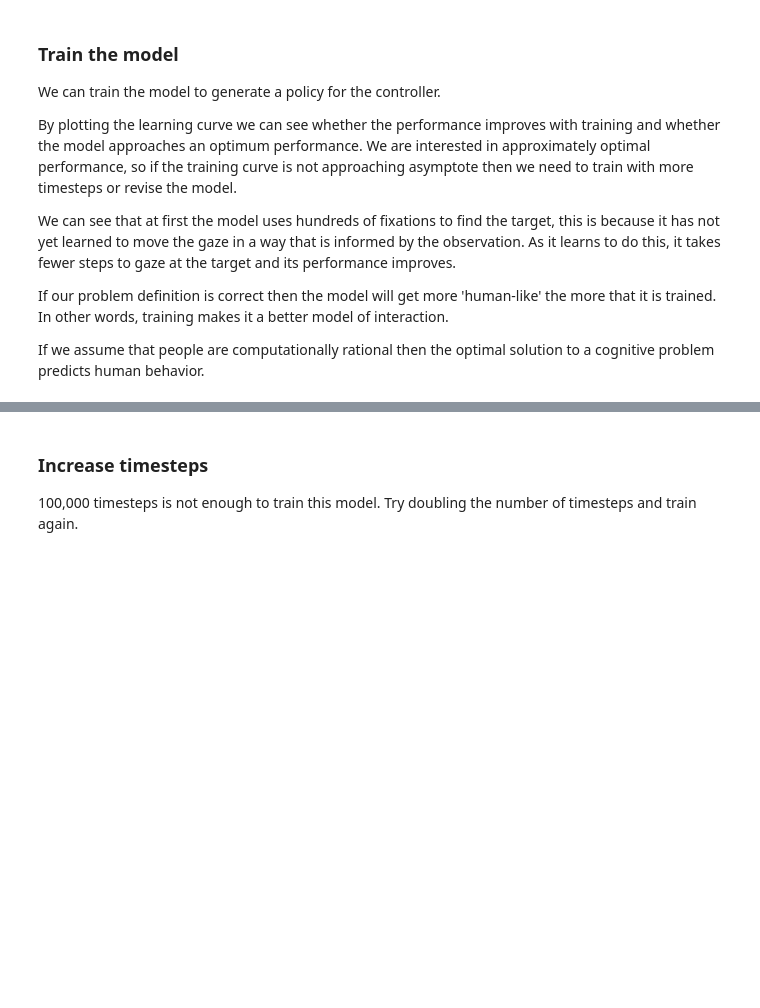
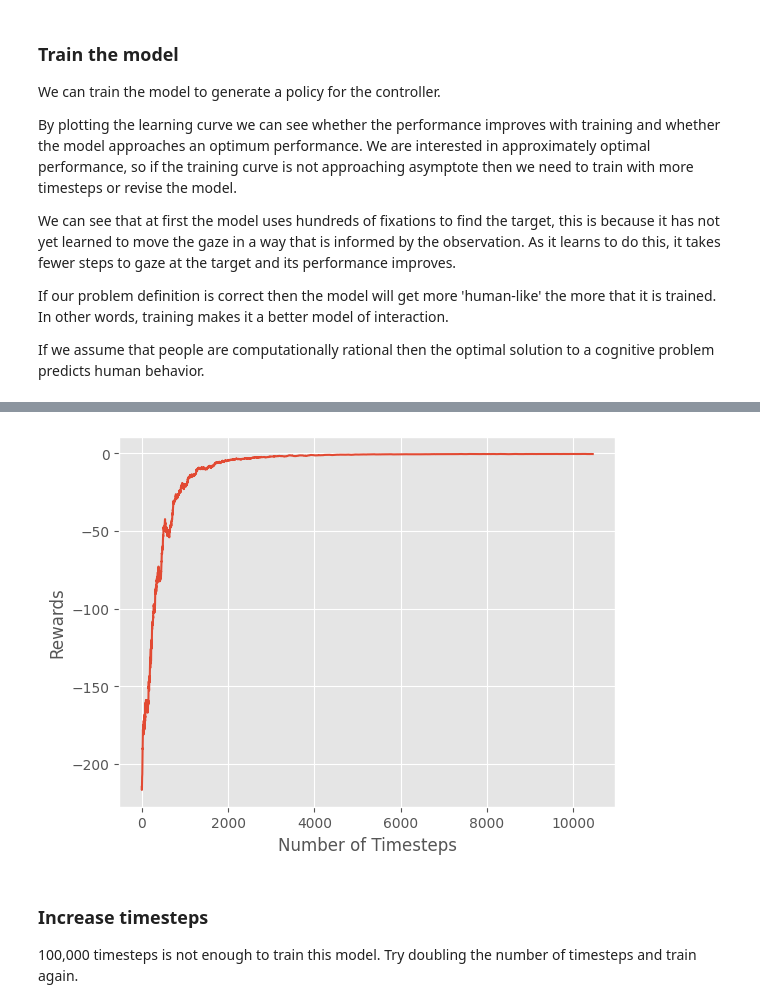
Before and after one commit to YUZURUonice/Computational-Design-and-Interaction, a Jupyter notebook: 02-DeepRL/Gaze_Based_Interaction/gaze_based_interaction.ipynb, the cells around one changed output, grey strips where cells are left out. Drawn from its saved outputs; the diff is of its cells as text; code cells hidden in the pictures; blank space fills up the shorter version.

```diff
--- a/02-DeepRL/Gaze_Based_Interaction/gaze_based_interaction.ipynb
+++ b/02-DeepRL/Gaze_Based_Interaction/gaze_based_interaction.ipynb
@@ -327,5 +365,15 @@ controller = gazetools.train(model, timesteps)
 # %%
+import os
+
+if os.path.exists('output/.monitor.csv'):
+    os.replace(
+        'output/.monitor.csv',
+        'output/training.monitor.csv'
+    )
+
 gazetools.plot_learning_curve()
+# %% [output]
+[figure, added]
 # %% [markdown]
 ### Increase timesteps
 
```
Also changed, not shown: parts of 8 cells of this notebook.
